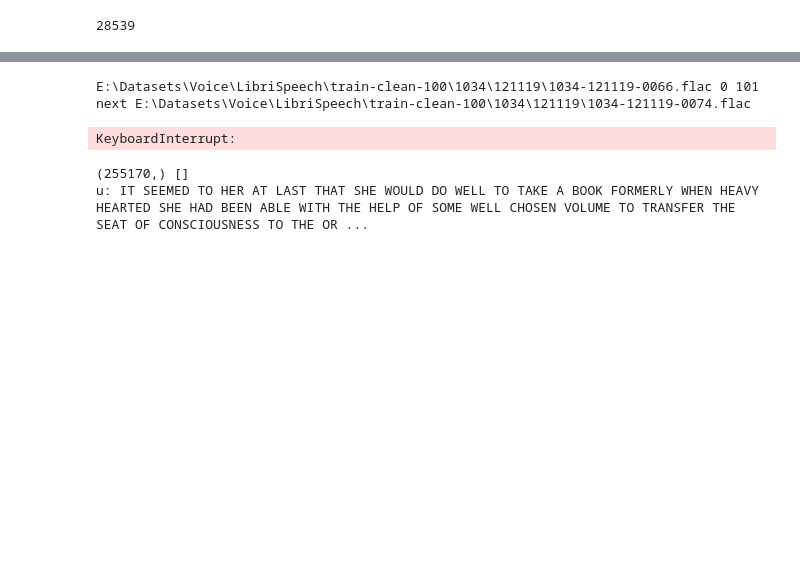
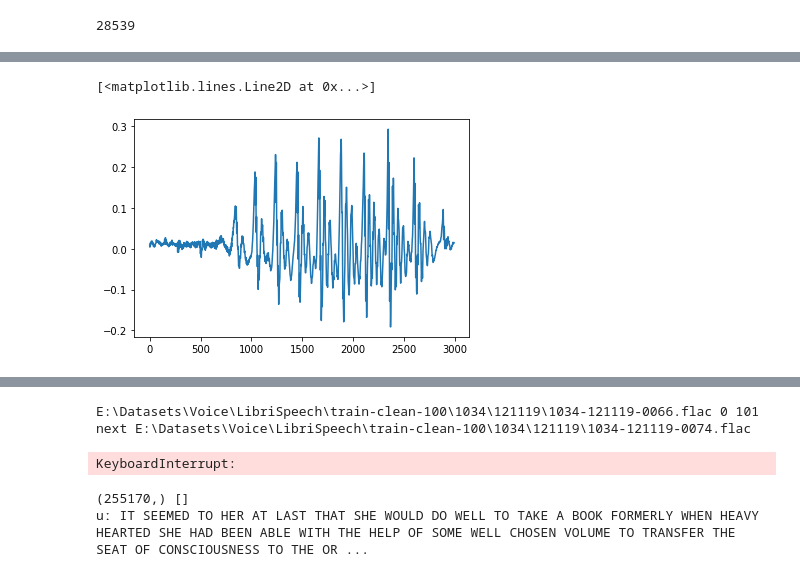
Before and after one commit to Majkil/Artefact, a Jupyter notebook: Model Training.ipynb, the cells around one changed output, grey strips where cells are left out. Drawn from its saved outputs; the diff is of its cells as text; code cells hidden in the pictures; blank space fills up the shorter version.

```diff
--- a/Model Training.ipynb
+++ b/Model Training.ipynb
@@ -125,23 +129,19 @@ for segment in segments:
     starting = segment[0]
     ending = segment[1]
     #print(starting,ending)
-    sec_energy = librosa.feature.rms(np.abs(aud[segment[0]:segment[1]]), hop_length=hop_length)
+    #sec_energy = librosa.feature.rms(np.abs(aud[segment[0]:segment[1]]), hop_length=hop_length)
     #plt.plot(sec_energy)
-    segment_boundaries = Split3(aud[starting:ending], hop_length=hl, sr=sr)
+    segment_subsections = Split3(aud[starting:ending], hop_length=hl, sr=sr , min_duration=min_duration)
 
-    for bit in segment_boundaries:
+    for bit in segment_subsections:
         x1 = starting + bit[0]
         x2 = starting + bit[1]
         b = (x1, x2)
         all_bits.append(b)
 #all_bits = Split3(aud, hop_length=hl)
 #print(all_bits ,"\n",segments,
-print("\n", transcription)
+print("\n", transcription, "\n", phonemes)
 print("\n transcription phonemes: ", len(phonemes), "actual bits: ", len(all_bits) )
 trimmed = clip_from_segments(aud, all_bits)
-#ipd.Audio(trimmed, rate=sr)
-c= 10
-bit = all_bits[c]
-print(len(all_bits) , len(phonemes), phonemes[c] , all_bits[c] )
-ipd.Audio(aud[bit[0]:bit[1]], rate=sr)
+ipd.Audio(trimmed,rate=sr)
 # %% [output]
@@ -158,0 +159,7 @@ array([ 0.00716193,  0.00736288,  0.00651926, ..., -0.00513949,
+# %%
+c= 2
+bit = all_bits[c]
+print(c,"bits:",len(all_bits) ,"transcript phonemes:", len(phonemes), "label?:",phonemes[c] , all_bits[c] )
+#ipd.Audio(trimmed, rate=sr)
+ipd.Audio(aud[bit[0]:bit[1]], rate=sr)
+#ipd.Audio(aud[19170:22140],rate=sr)
@@ -158,0 +169,5 @@ array([ 0.00716193,  0.00736288,  0.00651926, ..., -0.00513949,
+# %%
+plt.plot(aud[bit[0]:bit[1]])
+# %% [output]
+[<matplotlib.lines.Line2D at 0x...>]
+[figure, added]
```
Also changed, not shown: parts of 8 cells of this notebook, 4 other files.
